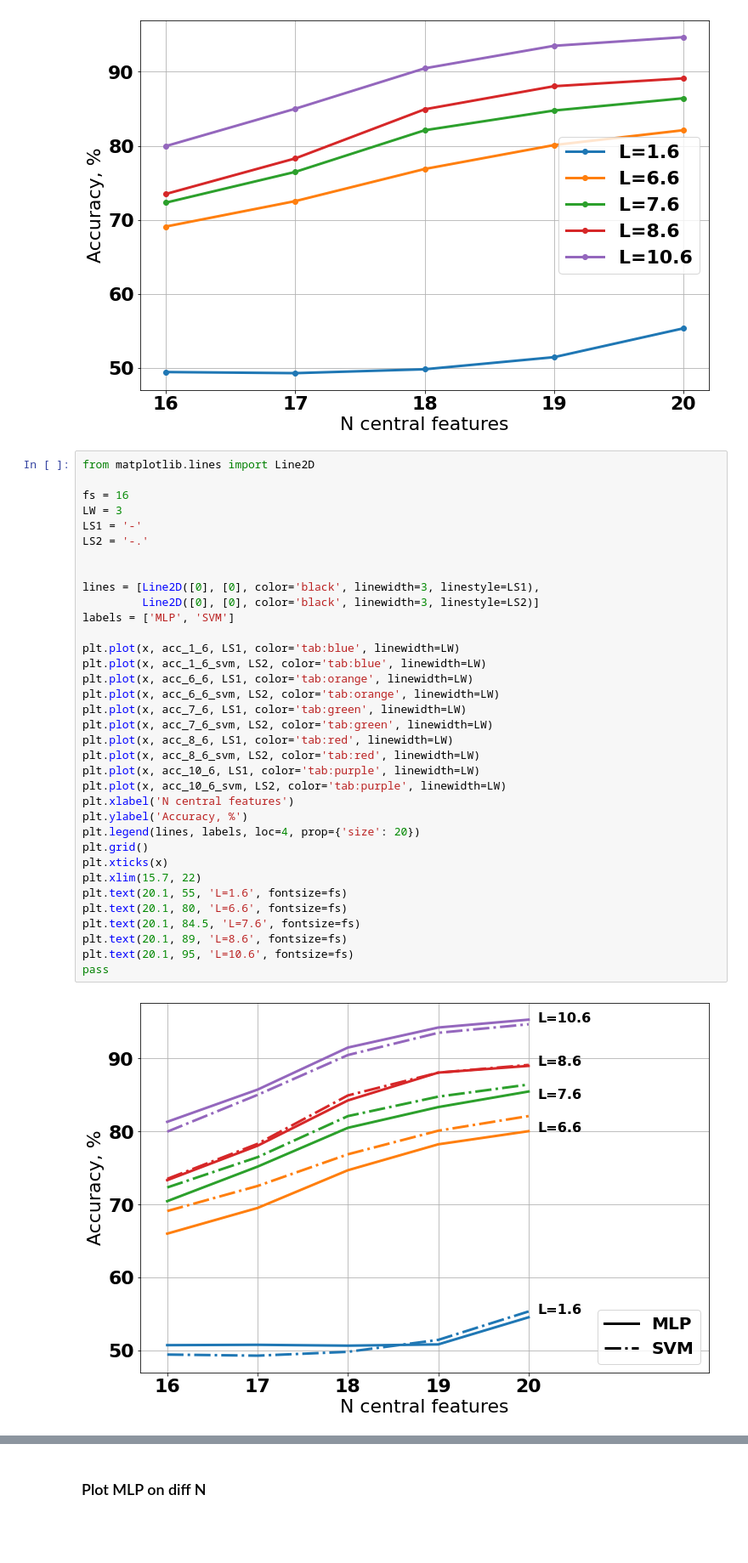
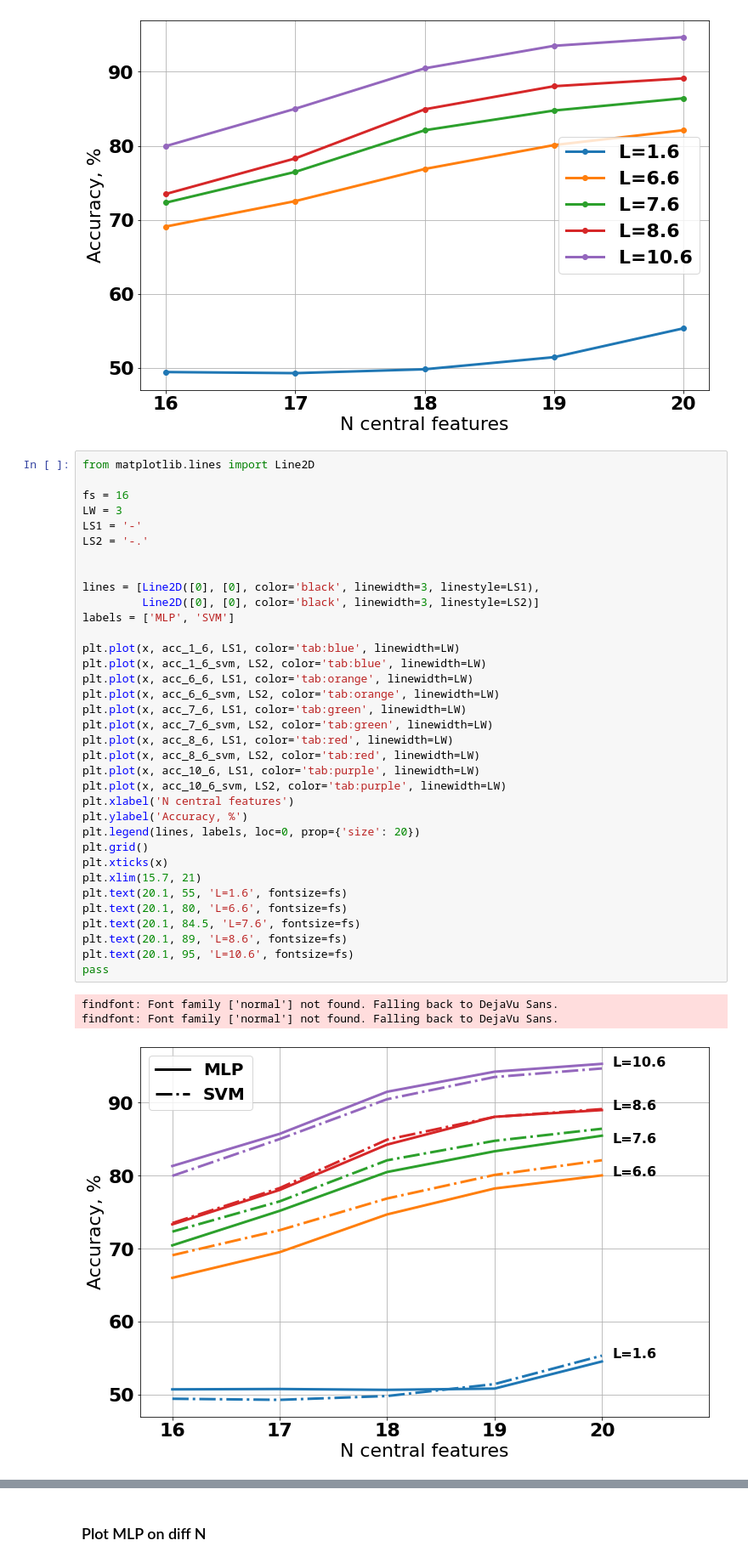
Before and after one commit to alexeyhorkin/ml_dl_with_topology_data, a Jupyter notebook: notebooks/eda/Accuracy_graphs.ipynb, the cells around one changed output, grey strips where cells are left out. Shown: that part at 85% size. Drawn from its saved outputs; the diff is of its cells as text; blank space fills up the shorter version.

Commit message:
add more graphs

```diff
--- a/notebooks/eda/Accuracy_graphs.ipynb
+++ b/notebooks/eda/Accuracy_graphs.ipynb
@@ -89,33 +130,35 @@ fs = 16
 LW = 3
 LS1 = '-'
 LS2 = '-.'
 
 
 lines = [Line2D([0], [0], color='black', linewidth=3, linestyle=LS1),
          Line2D([0], [0], color='black', linewidth=3, linestyle=LS2)]
 labels = ['MLP', 'SVM']
 
 plt.plot(x, acc_1_6, LS1, color='tab:blue', linewidth=LW)
 plt.plot(x, acc_1_6_svm, LS2, color='tab:blue', linewidth=LW)
 plt.plot(x, acc_6_6, LS1, color='tab:orange', linewidth=LW)
 plt.plot(x, acc_6_6_svm, LS2, color='tab:orange', linewidth=LW)
 plt.plot(x, acc_7_6, LS1, color='tab:green', linewidth=LW)
 plt.plot(x, acc_7_6_svm, LS2, color='tab:green', linewidth=LW)
 plt.plot(x, acc_8_6, LS1, color='tab:red', linewidth=LW)
 plt.plot(x, acc_8_6_svm, LS2, color='tab:red', linewidth=LW)
 plt.plot(x, acc_10_6, LS1, color='tab:purple', linewidth=LW)
 plt.plot(x, acc_10_6_svm, LS2, color='tab:purple', linewidth=LW)
 plt.xlabel('N central features')
 plt.ylabel('Accuracy, %')
-plt.legend(lines, labels, loc=4, prop={'size': 20})
+plt.legend(lines, labels, loc=0, prop={'size': 20})
 plt.grid()
 plt.xticks(x)
-plt.xlim(15.7, 22)
+plt.xlim(15.7, 21)
 plt.text(20.1, 55, 'L=1.6', fontsize=fs)
 plt.text(20.1, 80, 'L=6.6', fontsize=fs)
 plt.text(20.1, 84.5, 'L=7.6', fontsize=fs)
 plt.text(20.1, 89, 'L=8.6', fontsize=fs)
 plt.text(20.1, 95, 'L=10.6', fontsize=fs)
 pass
 # %% [output]
+findfont: Font family ['normal'] not found. Falling back to DejaVu Sans.
+findfont: Font family ['normal'] not found. Falling back to DejaVu Sans.
-[figure, old version]
+[figure, new version]
```
Also changed, not shown: parts of 16 cells of this notebook.
